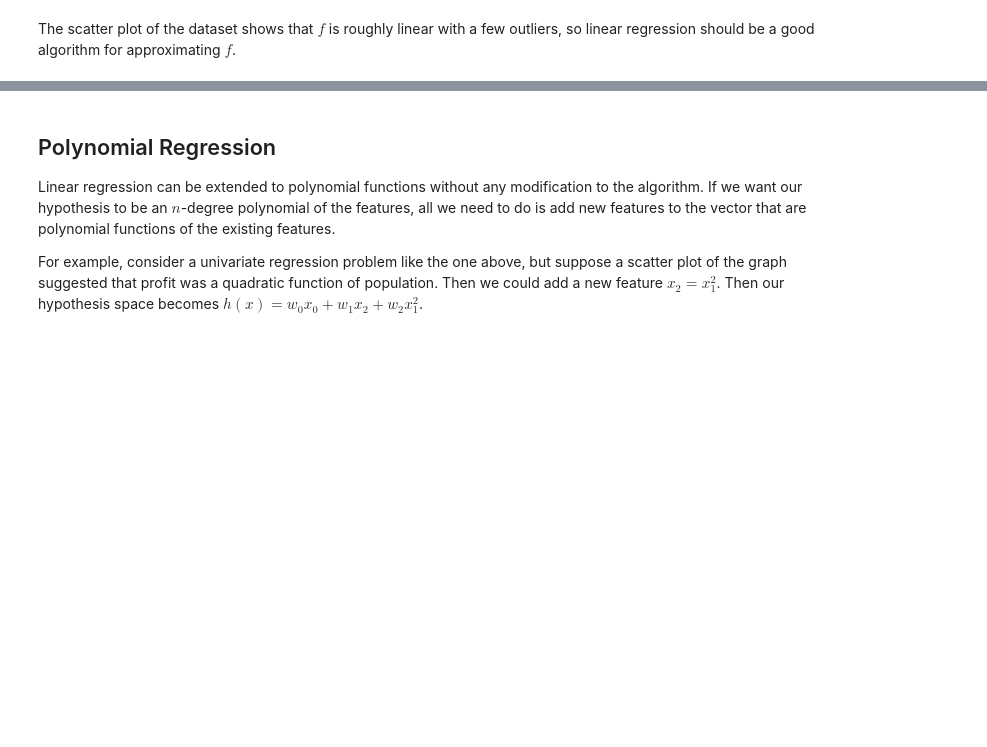
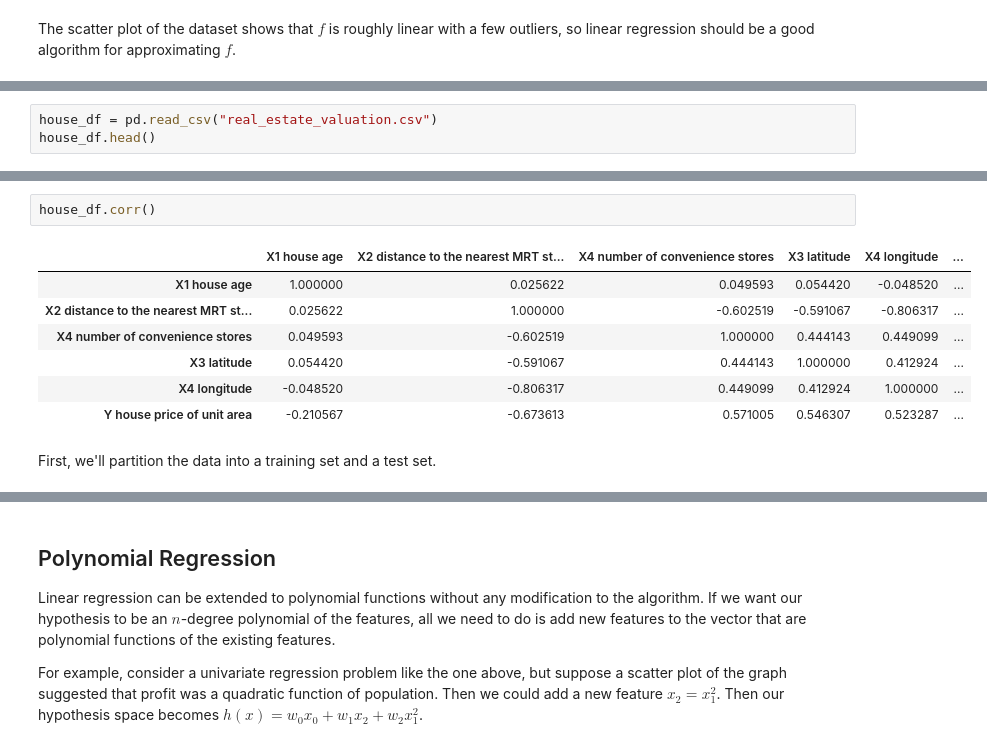
Before and after one commit to AddisonMink/python-machine-learning-notebooks, a Jupyter notebook: linear_regression/Machine Learning 1 - Linear Regression.ipynb, the cells around one changed output, grey strips where cells are left out. Saved outputs shown, nothing was run; the diff lists cells and outputs as text; blank space fills up the shorter version.

```diff
--- a/linear_regression/Machine Learning 1 - Linear Regression.ipynb
+++ b/linear_regression/Machine Learning 1 - Linear Regression.ipynb
@@ -263,0 +274,3 @@ test set root-mean-squared-error:  3.449619798586922
+# %%
+house_df = pd.read_csv("real_estate_valuation.csv")
+house_df.head()
@@ -263,0 +298,12 @@ test set root-mean-squared-error:  3.449619798586922
+# %%
+house_df.corr()
+# %% [output]
+|  | X1 house age | X2 distance to the nearest MRT st... | X4 number of convenience stores | X3 latitude | X4 longitude | ... |
+| X1 house age | 1.000000 | 0.025622 | 0.049593 | 0.054420 | -0.048520 | ... |
+| X2 distance to the nearest MRT st... | 0.025622 | 1.000000 | -0.602519 | -0.591067 | -0.806317 | ... |
+| X4 number of convenience stores | 0.049593 | -0.602519 | 1.000000 | 0.444143 | 0.449099 | ... |
+| X3 latitude | 0.054420 | -0.591067 | 0.444143 | 1.000000 | 0.412924 | ... |
+| X4 longitude | -0.048520 | -0.806317 | 0.449099 | 0.412924 | 1.000000 | ... |
+| Y house price of unit area | -0.210567 | -0.673613 | 0.571005 | 0.546307 | 0.523287 | ... |
+# %% [markdown]
+First, we'll partition the data into a training set and a test set.
```
Also changed, not shown: parts of 17 cells of this notebook, 1 other file.
